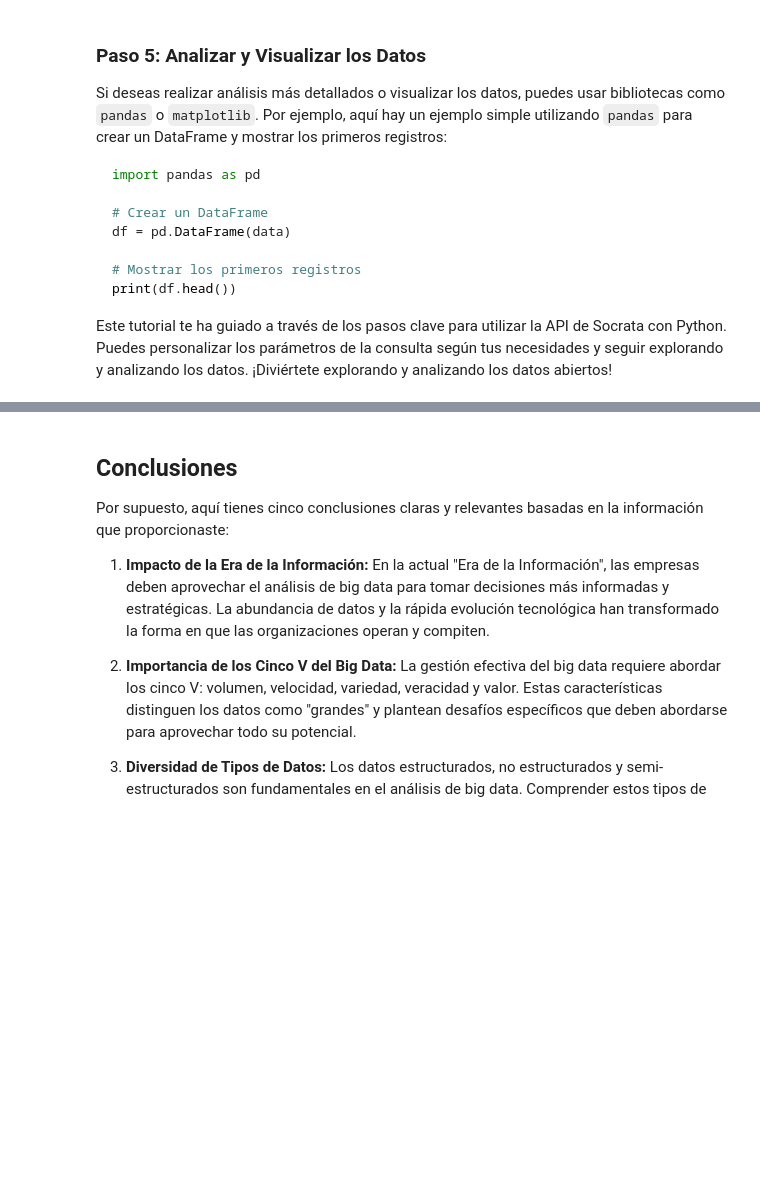
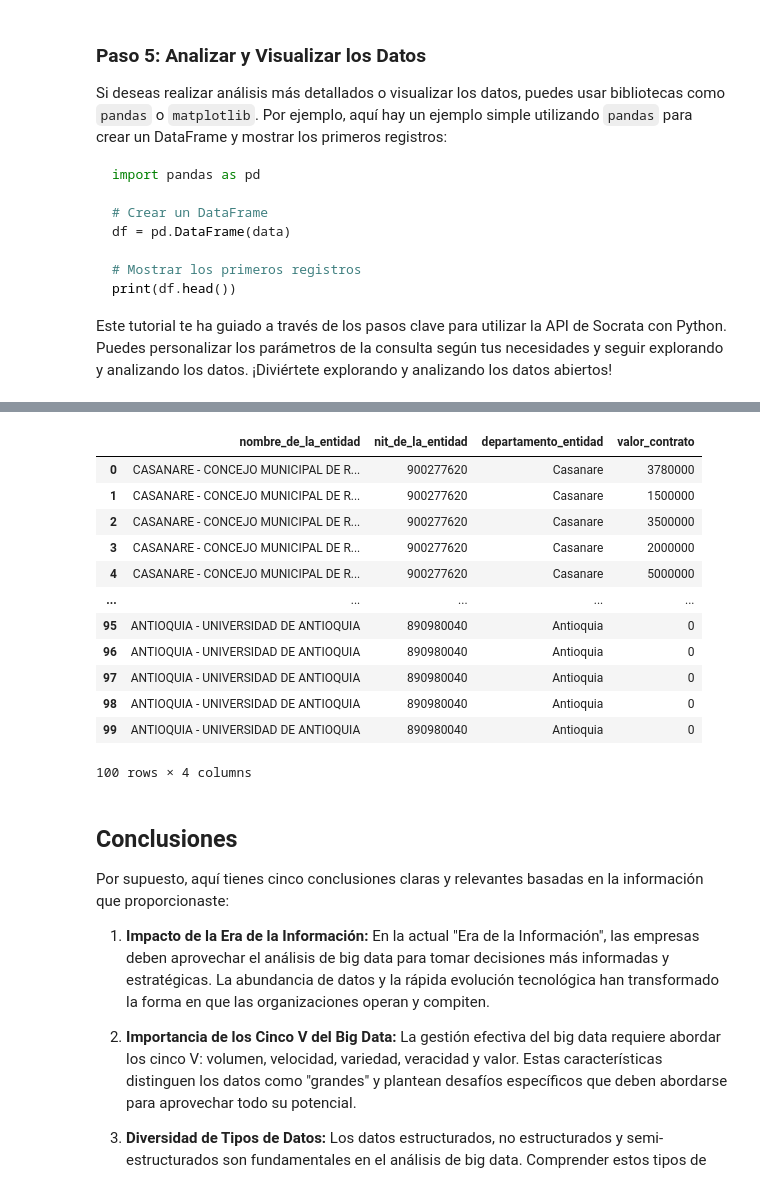
Before and after one commit to Guesseppe100/Big_Data, a Jupyter notebook: Sesion1_Introduccion.ipynb, the cells around one changed output, grey strips where cells are left out. Cells and saved outputs as stored; diff of their text form; code cells hidden in the pictures; blank space fills up the shorter version.

```diff
--- a/Sesion1_Introduccion.ipynb
+++ b/Sesion1_Introduccion.ipynb
@@ -861,0 +858,25 @@ Este tutorial te ha guiado a través de los pasos clave para utilizar la API de
+# %%
+import requests
+#pruebe este codigo acá
+#realice una visualizaciimport requests
+#pruebe este codigo acá
+#realice una visualización de una variable que le resulte interesante
+#haga un breve análisis
+# URL de la API
+url = "https://www.datos.gov.co/resource/rpmr-utcd.json"
+
+# Parámetros de la consulta
+params = {
+    "$limit": 100,  # Número máximo de registros a obtener
+    "$offset": 0,  # Índice de inicio
+    "$select": "nombre_de_la_entidad,nit_de_la_entidad,departamento_entidad,valor_contrato",  # Campos a seleccionar
+}
+
+# Realizar la solicitud GET
+response = requests.get(url, params=params)
+
+if response.status_code == 200:
+    data = response.json()
+else:
+    print("Error al acceder a la API:", response.status_code)
+    exit()
@@ -861,0 +907,9 @@ Este tutorial te ha guiado a través de los pasos clave para utilizar la API de
+# %%
+import json
+
+# Convertir la respuesta en formato JSON
+data = response.json()
+
+# Mostrar los primeros registros
+for item in data:
+    print(item)
@@ -862,3 +934,25 @@ Este tutorial te ha guiado a través de los pasos clave para utilizar la API de
+# %%
+import pandas as pd
+
+# Crear un DataFrame
+df = pd.DataFrame(data)
+
+# Mostrar los primeros registros
+df
+# %% [output]
+|  | nombre_de_la_entidad | nit_de_la_entidad | departamento_entidad | valor_contrato |
+| 0 | CASANARE - CONCEJO MUNICIPAL DE R... | 900277620 | Casanare | 3780000 |
+| 1 | CASANARE - CONCEJO MUNICIPAL DE R... | 900277620 | Casanare | 1500000 |
+| 2 | CASANARE - CONCEJO MUNICIPAL DE R... | 900277620 | Casanare | 3500000 |
+| 3 | CASANARE - CONCEJO MUNICIPAL DE R... | 900277620 | Casanare | 2000000 |
+| 4 | CASANARE - CONCEJO MUNICIPAL DE R... | 900277620 | Casanare | 5000000 |
+| ... | ... | ... | ... | ... |
+| 95 | ANTIOQUIA - UNIVERSIDAD DE ANTIOQUIA | 890980040 | Antioquia | 0 |
+| 96 | ANTIOQUIA - UNIVERSIDAD DE ANTIOQUIA | 890980040 | Antioquia | 0 |
+| 97 | ANTIOQUIA - UNIVERSIDAD DE ANTIOQUIA | 890980040 | Antioquia | 0 |
+| 98 | ANTIOQUIA - UNIVERSIDAD DE ANTIOQUIA | 890980040 | Antioquia | 0 |
+| 99 | ANTIOQUIA - UNIVERSIDAD DE ANTIOQUIA | 890980040 | Antioquia | 0 |
+100 rows × 4 columns
 # %% [markdown]
 ## Conclusiones
 
```
Also changed, not shown: parts of 7 cells of this notebook, 1 other file.
